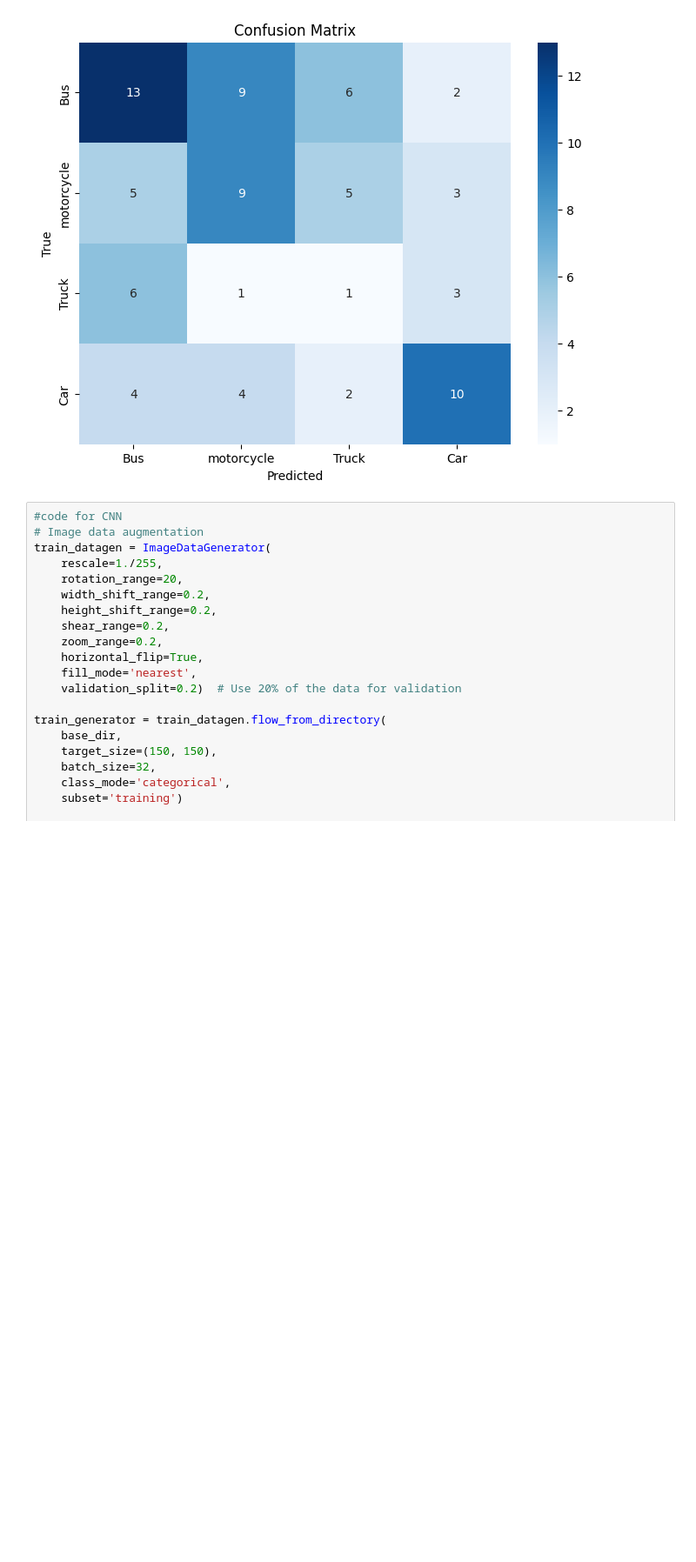
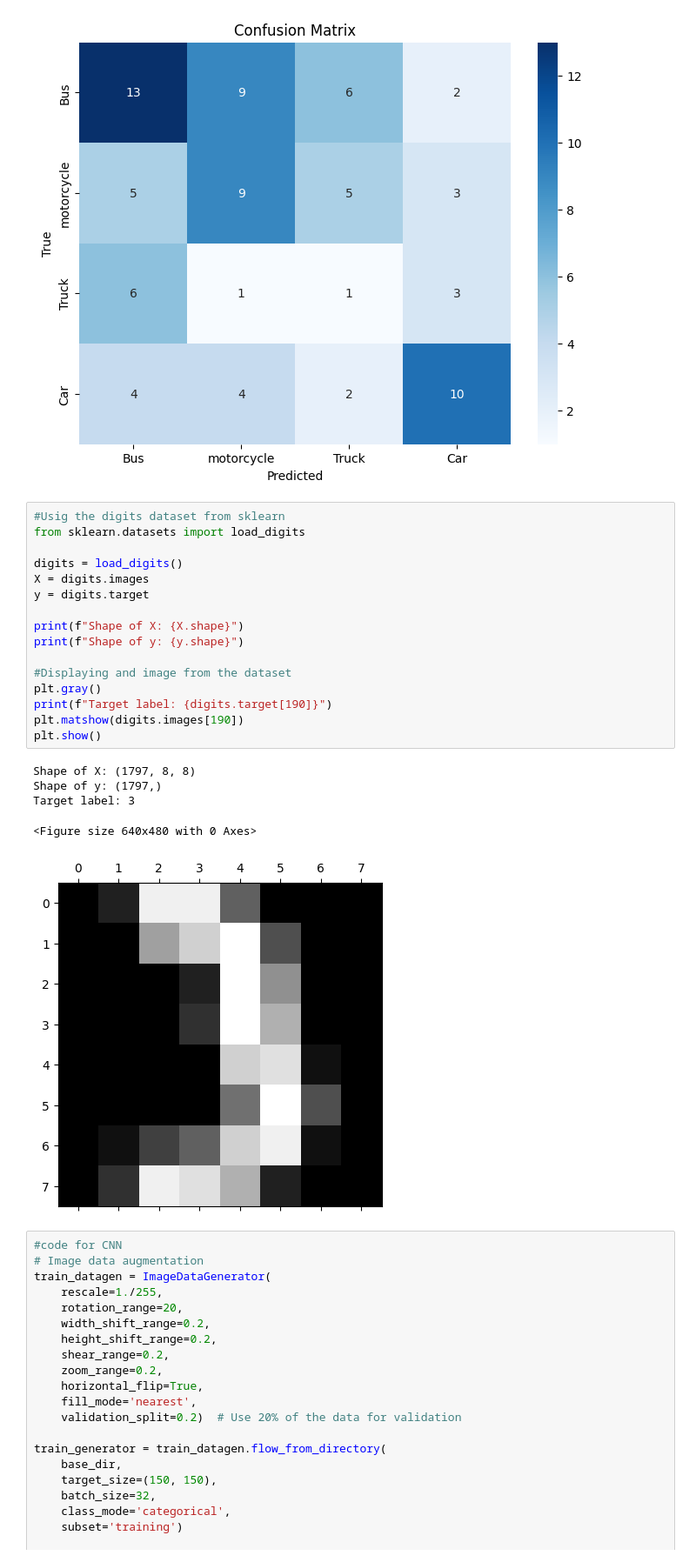
Before and after one commit to snigdhashoily/ML_Lab, a Jupyter notebook: SnigdhaAkterShoily.ipynb, the cells around one changed output. Shown at 87% size. Saved outputs shown, nothing was run; the diff lists cells and outputs as text; blank space fills up the shorter version.

```diff
--- a/SnigdhaAkterShoily.ipynb
+++ b/SnigdhaAkterShoily.ipynb
@@ -148,6 +148,28 @@ Classification Report:
    macro avg       0.37      0.36      0.36        83
 weighted avg       0.41      0.40      0.41        83
 [figure]
+# %%
+#Usig the digits dataset from sklearn
+from sklearn.datasets import load_digits
+
+digits = load_digits()
+X = digits.images
+y = digits.target
+
+print(f"Shape of X: {X.shape}")
+print(f"Shape of y: {y.shape}")
+
+#Displaying and image from the dataset
+plt.gray()
+print(f"Target label: {digits.target[190]}")
+plt.matshow(digits.images[190])
+plt.show()
+# %% [output]
+Shape of X: (1797, 8, 8)
+Shape of y: (1797,)
+Target label: 3
+<Figure size 640x480 with 0 Axes>
+[figure, added]
 # %%
 #code for CNN
 # Image data augmentation
```
